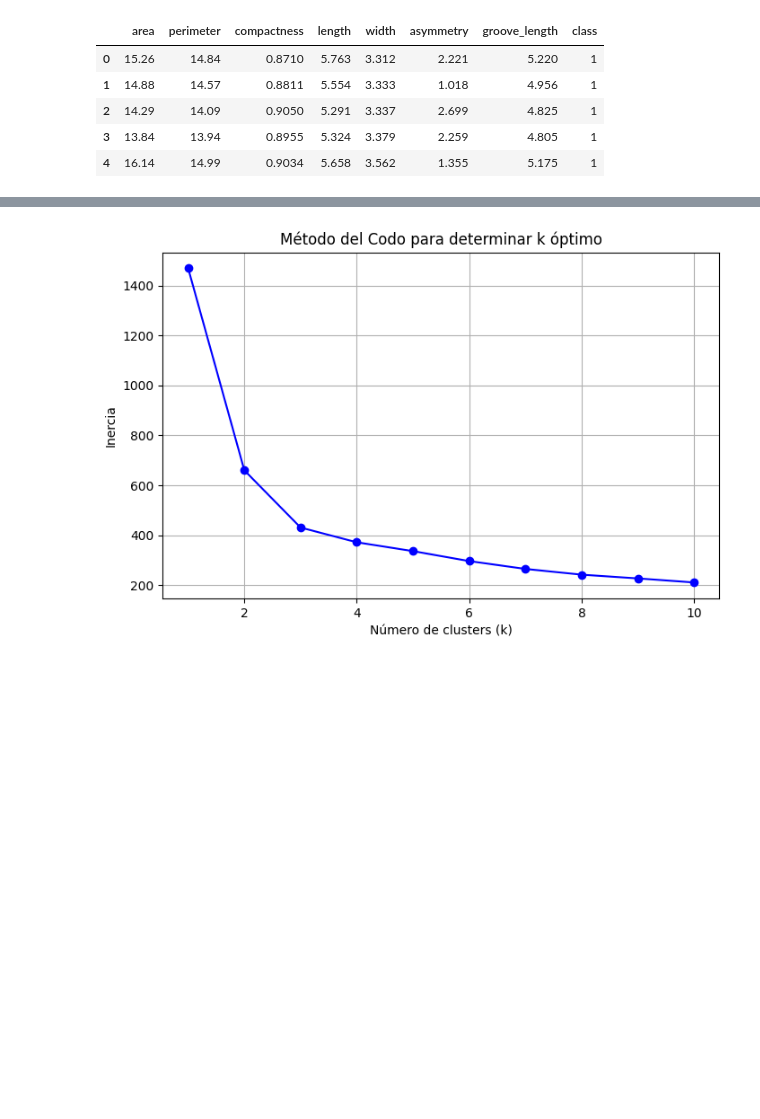
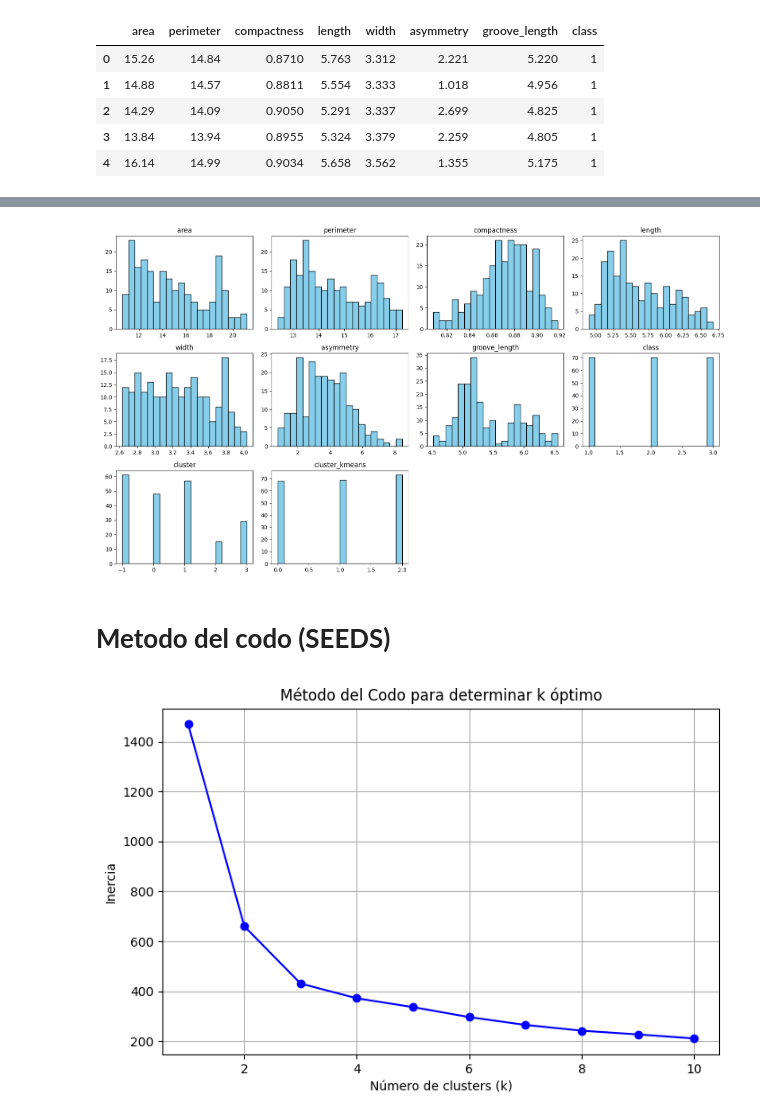
Before and after one commit to Csarabia2002/Tarea2_agrupamiento-clustering-_y_reduccion_dimensionalidad, a Jupyter notebook: agrupamiento(clustering).ipynb, the cells around one changed output, grey strips where cells are left out. Saved outputs shown, nothing was run; the diff lists cells and outputs as text; code cells hidden in the pictures; blank space fills up the shorter version.

```diff
--- a/agrupamiento(clustering).ipynb
+++ b/agrupamiento(clustering).ipynb
@@ -28,3 +39,26 @@ df_seeds.head()
+# %%
+import matplotlib.pyplot as plt
+
+# Número de columnas por fila
+cols = 4
+num_features = df_seeds.shape[1]
+rows = -(-num_features // cols)  # Cálculo para redondear hacia arriba (ceil)
+
+# Tamaño general del gráfico
+plt.figure(figsize=(cols * 4, rows * 3))
+
+# Iteramos sobre todas las columnas del DataFrame
+for i, column in enumerate(df_seeds.columns):
+    plt.subplot(rows, cols, i + 1)
+    plt.hist(df_seeds[column], bins=20, color='skyblue', edgecolor='black')
+    plt.title(column)
+    plt.tight_layout()
+
+plt.show()
+# %% [output]
+[figure, added]
+# %% [markdown]
+# **Metodo del codo (SEEDS)**
 # %%
 import pandas as pd
 from sklearn.cluster import KMeans
```
Also changed, not shown: parts of 27 cells of this notebook.
